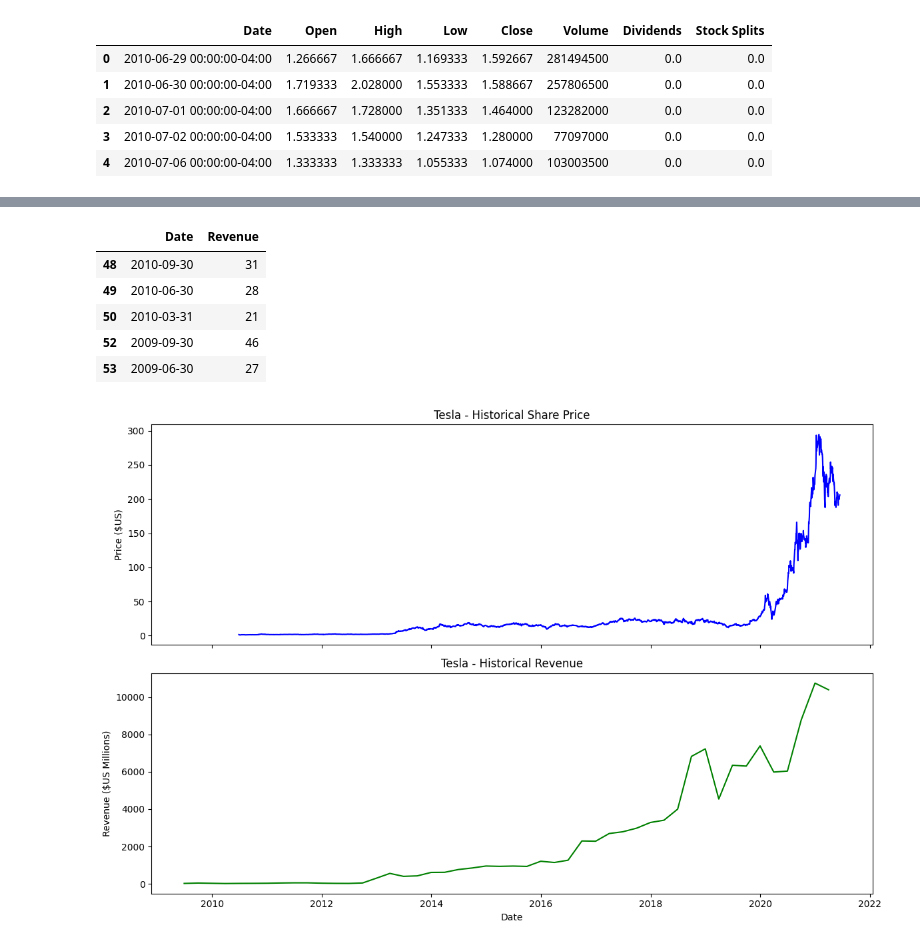
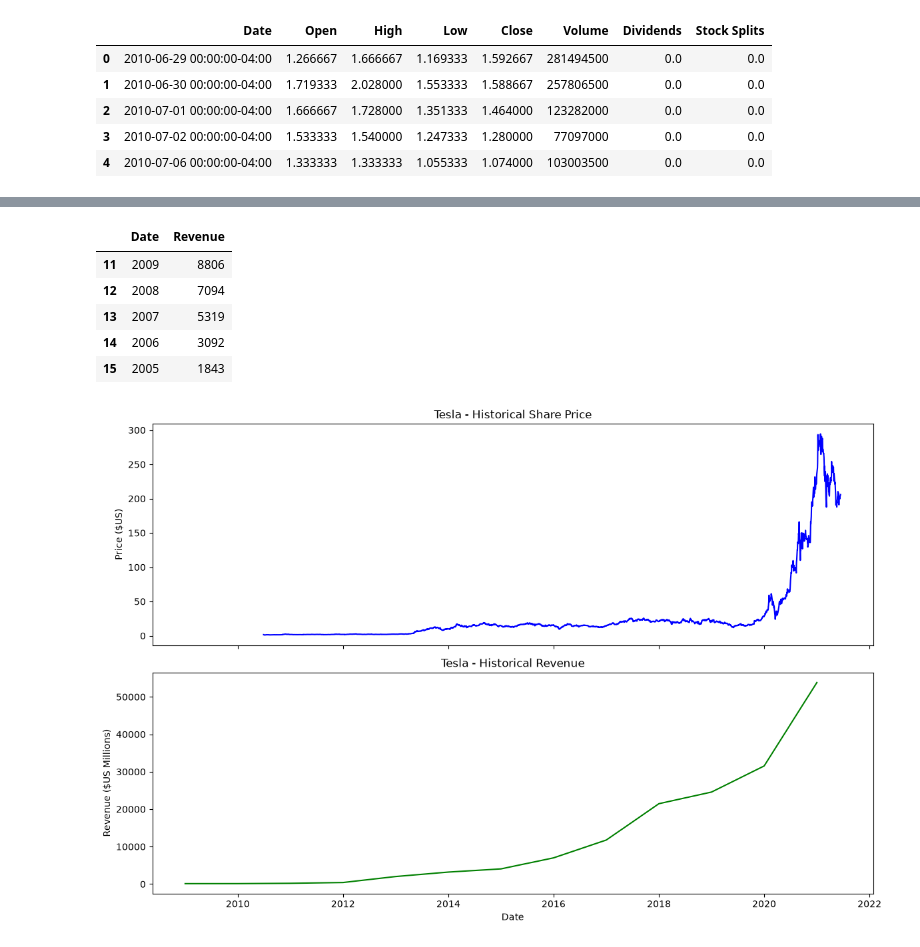
Before and after one commit to 0Francis/CouseraDSCourse, a Jupyter notebook: CS5_MD5_Project.ipynb, the cells around one changed output, grey strips where cells are left out. Cells and saved outputs as stored; diff of their text form; code cells hidden in the pictures.

Commit message:
Fix revenue scraping and restructure into modules

```diff
--- a/CS5_MD5_Project.ipynb
+++ b/CS5_MD5_Project.ipynb
@@ -10,7 +10,7 @@ warnings.filterwarnings('ignore', category=FutureWarning)
 import matplotlib.pyplot as plt
 # %%
 def make_graph(stock_data, revenue_data, stock):
-  stock_data_specific = stock_data[stock_data.Date <= '2021--06-14']
+  stock_data_specific = stock_data[stock_data.Date <= '2021-06-14']
   revenue_data_specific = revenue_data[revenue_data.Date <= '2021-04-30']
 
   fig, axes = plt.subplots(2,1,figsize=(12,8),sharex=True)
@@ -29,9 +29,9 @@ def make_graph(stock_data, revenue_data, stock):
   plt.show()
 # %%
 tsla = yf.Ticker("TSLA")
-tlsa_data = tsla.history(period="max")
-tlsa_data.reset_index(inplace=True)
-tlsa_data.head()
+tsla_data = tsla.history(period="max")
+tsla_data.reset_index(inplace=True)
+tsla_data.head()
 # %% [output]
 |  | Date | Open | High | Low | Close | Volume | Dividends | Stock Splits |
 | 0 | 2010-06-29 00:00:00-04:00 | 1.266667 | 1.666667 | 1.169333 | 1.592667 | 281494500 | 0.0 | 0.0 |
@@ -47,6 +47,7 @@ beautiful_soup = BeautifulSoup(html_data, "html.parser")
 
 tesla_revenue = pd.DataFrame(columns=["Date", "Revenue"])
 rows_list = []
+body = beautiful_soup.find_all('tbody')[0]
 for row in body.find_all('tr'):
     col = row.find_all('td')
     if col:
@@ -55,7 +56,7 @@ for row in body.find_all('tr'):
         rows_list.append({"Date": date, "Revenue": revenue})
 
 tesla_revenue = pd.DataFrame(rows_list, columns=["Date", "Revenue"])
-tesla_revenue['Revenue'] = tesla_revenue['Revenue'].str.replace(r'[\$,]', '', regex=True)
+tesla_revenue['Revenue'] = tesla_revenue['Revenue'].str.replace(r'[$,]', '', regex=True)
 tesla_revenue.dropna(inplace=True)
 tesla_revenue = tesla_revenue[tesla_revenue['Revenue'] != ""]
 tesla_revenue.tail()
@@ -81,10 +82,11 @@ gme_data.head()
 # %%
-URL = " https://cf-courses-data.s3.us.cloud-object-storage.appdomain.cloud/IBMDeveloperSkillsNetwork-PY0220EN-SkillsNetwork/labs/project/stock.html"
+URL = "https://cf-courses-data.s3.us.cloud-object-storage.appdomain.cloud/IBMDeveloperSkillsNetwork-PY0220EN-SkillsNetwork/labs/project/stock.html"
 response = requests.get(URL)
 html_data_2 = response.text
 beautiful_soup = BeautifulSoup(html_data_2, "html.parser")
 gme_revenue = pd.DataFrame(columns=["Date", "Revenue"])
 rows_list = []
+body = beautiful_soup.find_all('tbody')[0]
 for row in body.find_all('tr'):
     col = row.find_all('td')
     if col:
@@ -99,15 +101,15 @@ gme_revenue = gme_revenue[gme_revenue['Revenue'] != ""]
 gme_revenue.tail()
 # %% [output]
 |  | Date | Revenue |
-| 48 | 2010-09-30 | 31 |
-| 49 | 2010-06-30 | 28 |
-| 50 | 2010-03-31 | 21 |
-| 52 | 2009-09-30 | 46 |
-| 53 | 2009-06-30 | 27 |
+| 11 | 2009 | 8806 |
+| 12 | 2008 | 7094 |
+| 13 | 2007 | 5319 |
+| 14 | 2006 | 3092 |
+| 15 | 2005 | 1843 |
 # %%
-make_graph(tlsa_data, tesla_revenue, 'Tesla')
+make_graph(tsla_data, tesla_revenue, 'Tesla')
 # %% [output]
-[figure, old version]
+[figure, new version]
 # %%
 make_graph(gme_data, gme_revenue, 'GameStop')
 # %% [output]
```
Also changed, not shown: parts of 3 cells of this notebook, 5 other files.
